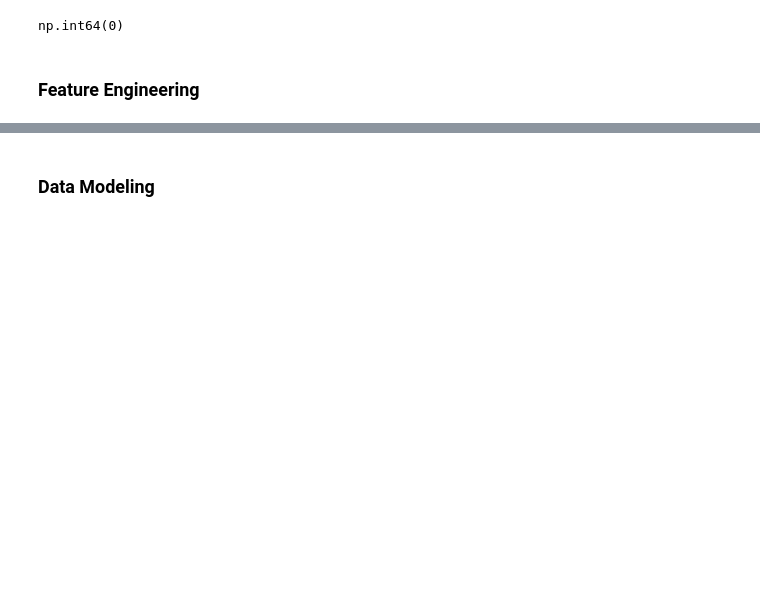
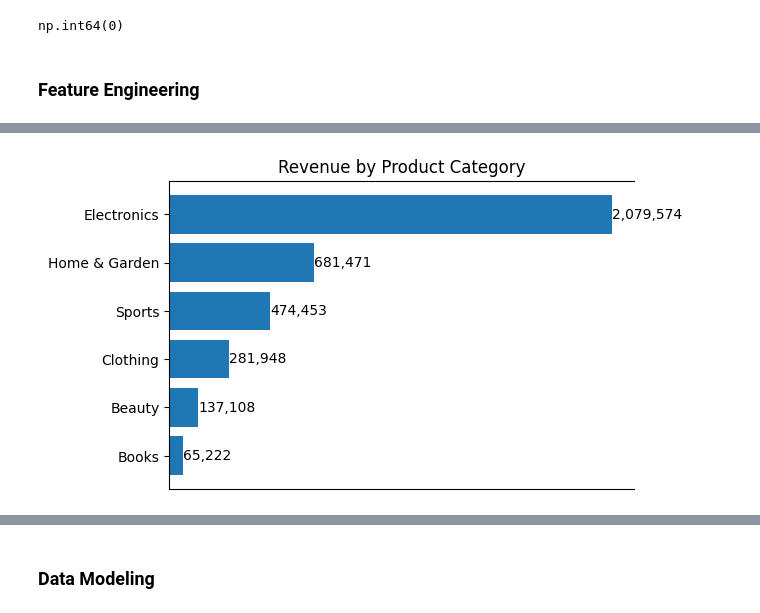
Before and after one commit to Orinamhe/Globex-Retail-end-to-end-data-engineering-analysis-project, a Jupyter notebook: etl_globex_file.ipynb, the cells around one changed output, grey strips where cells are left out. Drawn from its saved outputs; the diff is of its cells as text; code cells hidden in the pictures; blank space fills up the shorter version.

```diff
--- a/etl_globex_file.ipynb
+++ b/etl_globex_file.ipynb
@@ -228,0 +260,6 @@ np.int64(0)
+# %%
+df_analysis = df_clean.copy()
+
+# Which product category has generated the most revenue?
+category_revenue = df_analysis.groupby('Product_Category')['Revenue'].sum().sort_values(ascending=True)
+category_revenue
@@ -228,0 +275,24 @@ np.int64(0)
+# %%
+# Using your earlier grouped data
+category_revenue = df_analysis.groupby('Product_Category')['Revenue'].sum().sort_values(ascending=True)
+
+fig, ax = plt.subplots(figsize=(6,4))
+
+# Create horizontal bars
+bars = ax.barh(category_revenue.index, category_revenue)
+
+# Add formatted labels inside bars
+ax.bar_label(bars, labels=[f'{value:,.0f}' for value in category_revenue])
+
+# Remove x-ticks
+ax.set_xticks([])
+
+# Title
+ax.set_title('Revenue by Product Category')
+
+# Remove right spine for cleaner look
+ax.spines['right'].set_visible(False)
+
+plt.show()
+# %% [output]
+[figure, added]
```
Also changed, not shown: parts of 25 cells of this notebook, 1 other file.
